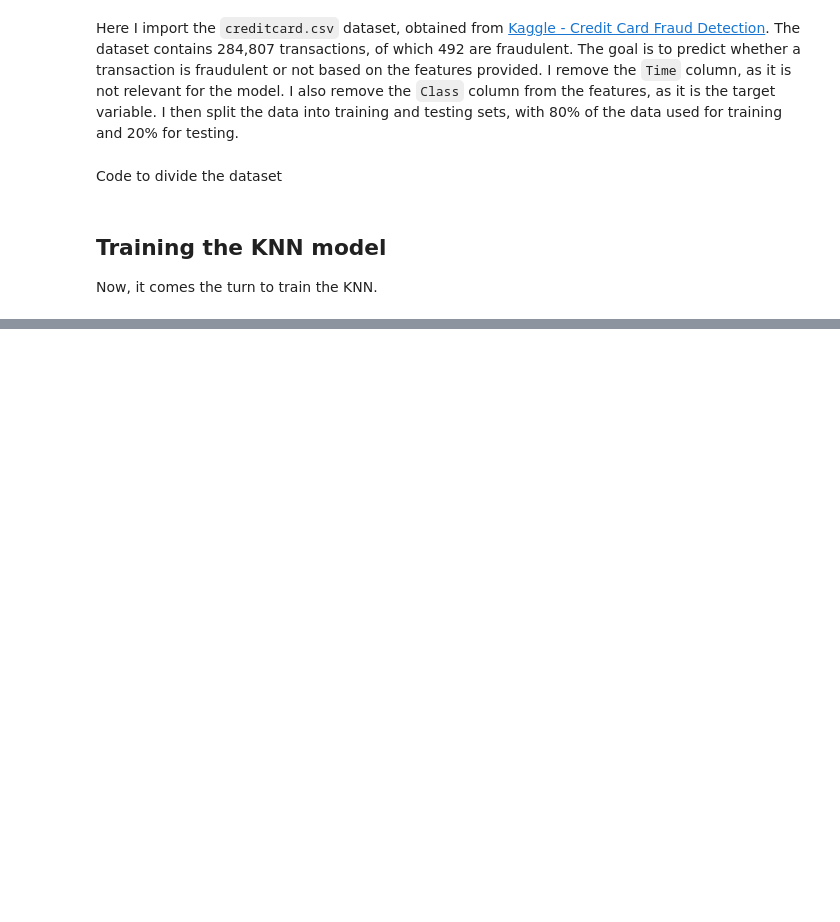
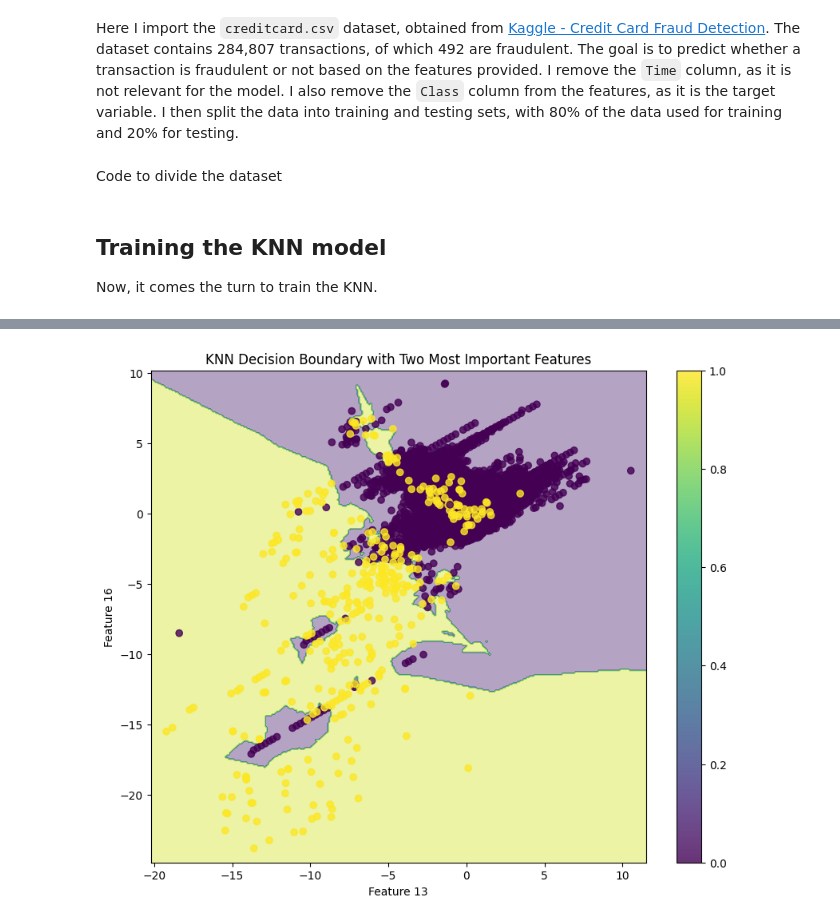
Before and after one commit to EmiN364/TP_ML-AI, a Jupyter notebook: KNN.ipynb, the cells around one changed output, grey strips where cells are left out. Drawn from its saved outputs; the diff is of its cells as text; code cells hidden in the pictures; blank space fills up the shorter version.

```diff
--- a/KNN.ipynb
+++ b/KNN.ipynb
@@ -164,0 +159,37 @@ Ready predictions
+# %%
+# Keep the two most important features for visualization
+from sklearn.feature_selection import SelectKBest, f_classif
+
+# Select 2 best features
+selector = SelectKBest(score_func=f_classif, k=2)
+X_train_reduced = selector.fit_transform(X_train, y_train)
+X_test_reduced = selector.transform(X_test)
+
+# Get the indices of selected features
+selected_features = selector.get_support(indices=True)
+
+# Create mesh grid for visualization
+x_min, x_max = X_train_reduced[:, 0].min() - 1, X_train_reduced[:, 0].max() + 1
+y_min, y_max = X_train_reduced[:, 1].min() - 1, X_train_reduced[:, 1].max() + 1
+xx, yy = np.meshgrid(np.arange(x_min, x_max, 0.1),
+                     np.arange(y_min, y_max, 0.1))
+
+# Train KNN on reduced features
+knn_viz = sk.KNeighborsClassifier(n_neighbors=3)
+knn_viz.fit(X_train_reduced, y_train)
+
+# Make predictions on mesh grid
+Z = knn_viz.predict(np.c_[xx.ravel(), yy.ravel()])
+Z = Z.reshape(xx.shape)
+
+# Plot decision boundary
+plt.figure(figsize=(10, 8))
+plt.contourf(xx, yy, Z, alpha=0.4)
+plt.scatter(X_train_reduced[:, 0], X_train_reduced[:, 1], c=y_train, alpha=0.8)
+plt.xlabel(f'Feature {selected_features[0]}')
+plt.ylabel(f'Feature {selected_features[1]}')
+plt.title('KNN Decision Boundary with Two Most Important Features')
+plt.colorbar()
+plt.show()
+# %% [output]
+[figure, added]
```
Also changed, not shown: parts of 6 cells of this notebook, 1 other file.
